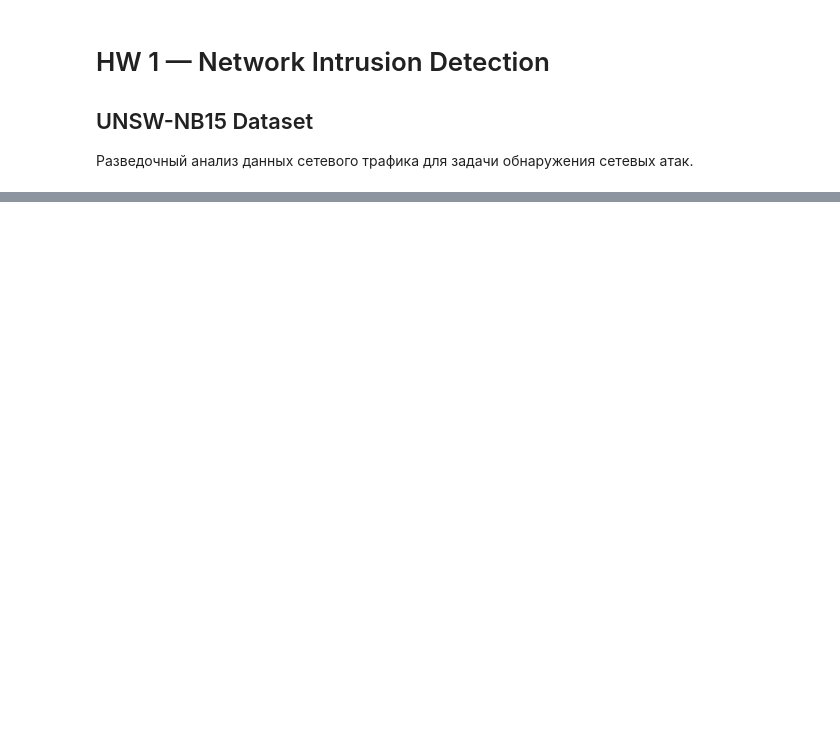
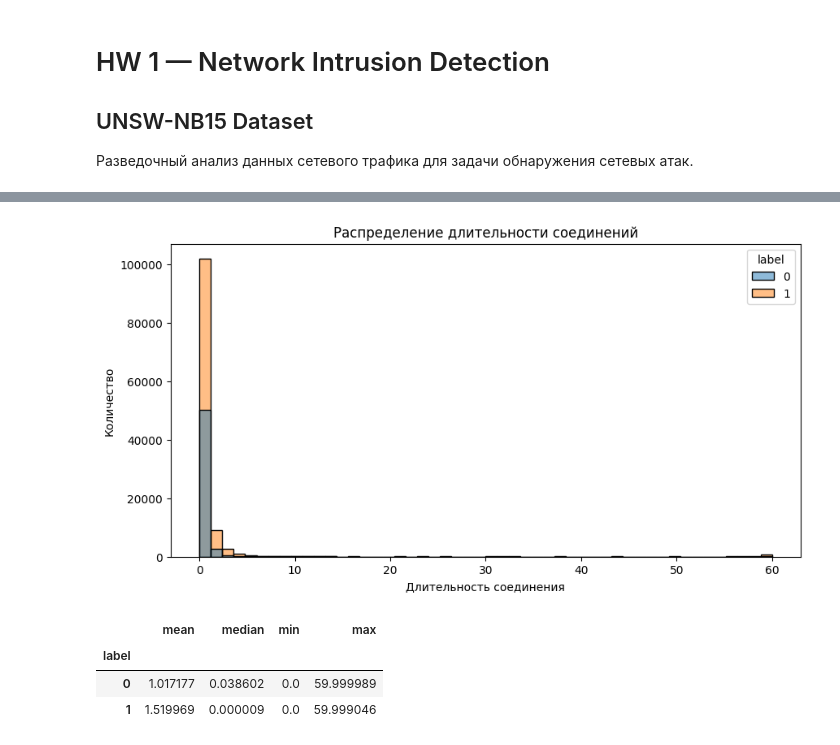
Before and after one commit to g1nry/ml-network-intrusion, a Jupyter notebook: hw_1/eda.ipynb, the cells around one changed output, grey strips where cells are left out. Cells and saved outputs as stored; diff of their text form; code cells hidden in the pictures; blank space fills up the shorter version.

```diff
--- a/hw_1/eda.ipynb
+++ b/hw_1/eda.ipynb
@@ -25,0 +298,24 @@ test.shape
+# %%
+plt.figure(figsize=(10, 5))
+
+sns.histplot(
+    data=train,
+    x="dur",
+    hue="label",
+    bins=50
+)
+
+plt.title("Распределение длительности соединений")
+plt.xlabel("Длительность соединения")
+plt.ylabel("Количество")
+
+plt.show()
+# %% [output]
+[figure, added]
+# %%
+train.groupby("label")["dur"].agg(["mean", "median", "min", "max"])
+# %% [output]
+|  | mean | median | min | max |
+| label |  |  |  |  |
+| 0 | 1.017177 | 0.038602 | 0.0 | 59.999989 |
+| 1 | 1.519969 | 0.000009 | 0.0 | 59.999046 |
```
Also changed, not shown: parts of 39 cells of this notebook.
